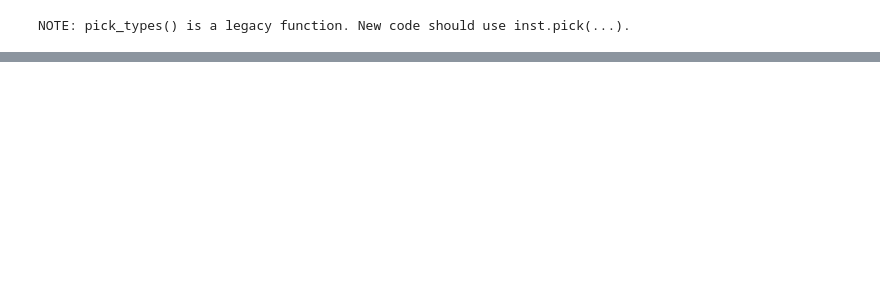
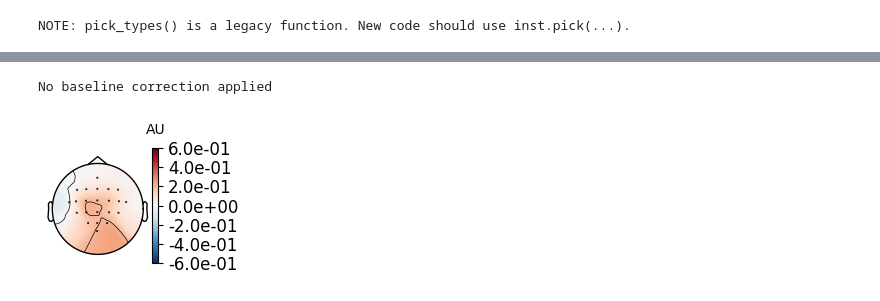
Before and after one commit to AkilanSS/motor-imagery-bci2000, a Jupyter notebook: notebook/eda.ipynb, the cells around one changed output, grey strips where cells are left out. Cells and saved outputs as stored; diff of their text form; code cells hidden in the pictures; blank space fills up the shorter version.

```diff
--- a/notebook/eda.ipynb
+++ b/notebook/eda.ipynb
@@ -226,0 +301,25 @@ Done.
+# %%
+import numpy as np
+import matplotlib.pyplot as plt
+import mne
+from mne.time_frequency import tfr_morlet
+
+
+epochs_padded = mne.Epochs(raw, events, event_id=mi_event_id,
+                            tmin=-1.5, tmax=6.0, baseline=None, preload=True)
+epochs_eeg = epochs_padded.copy().pick_types(eeg=True)
+
+montage = mne.channels.make_standard_montage('standard_1020')
+epochs_eeg.set_montage(montage, match_case=False, on_missing='ignore')
+
+
+freqs = np.arange(8, 13, 1)
+n_cycles = freqs / 2.
+
+power_left = tfr_morlet(epochs_eeg['left_hand'], freqs=freqs, n_cycles=n_cycles, use_fft=True, return_itc=False, average=True)
+
+power_left.crop(tmin=-0.5, tmax=4.0)
+
+power_left.apply_baseline(baseline=(-0.5, 0), mode='percent')
+
+print("min/max after fix:", power_left.data.min(), power_left.data.max())
@@ -226,0 +337,10 @@ Done.
+# %%
+fig = power_left.plot_topomap(
+    tmin=0.5, tmax=3.5, fmin=8, fmax=13,
+    vlim=(-0.6, 0.6), cmap='RdBu_r'
+)
+fig.suptitle('ERD - left_hand (blue = power decrease)')
+plt.show()
+# %% [output]
+No baseline correction applied
+[figure, added]
```
Also changed, not shown: parts of 15 cells of this notebook.
